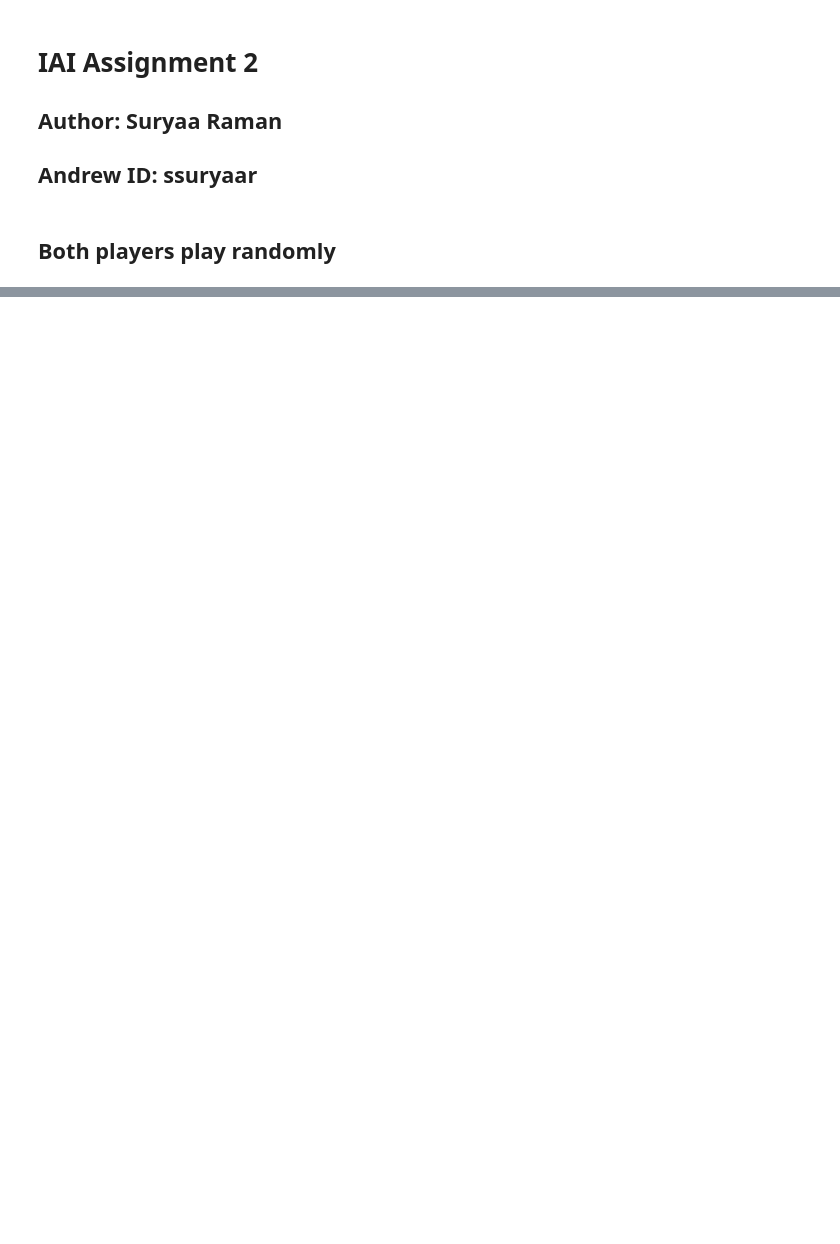
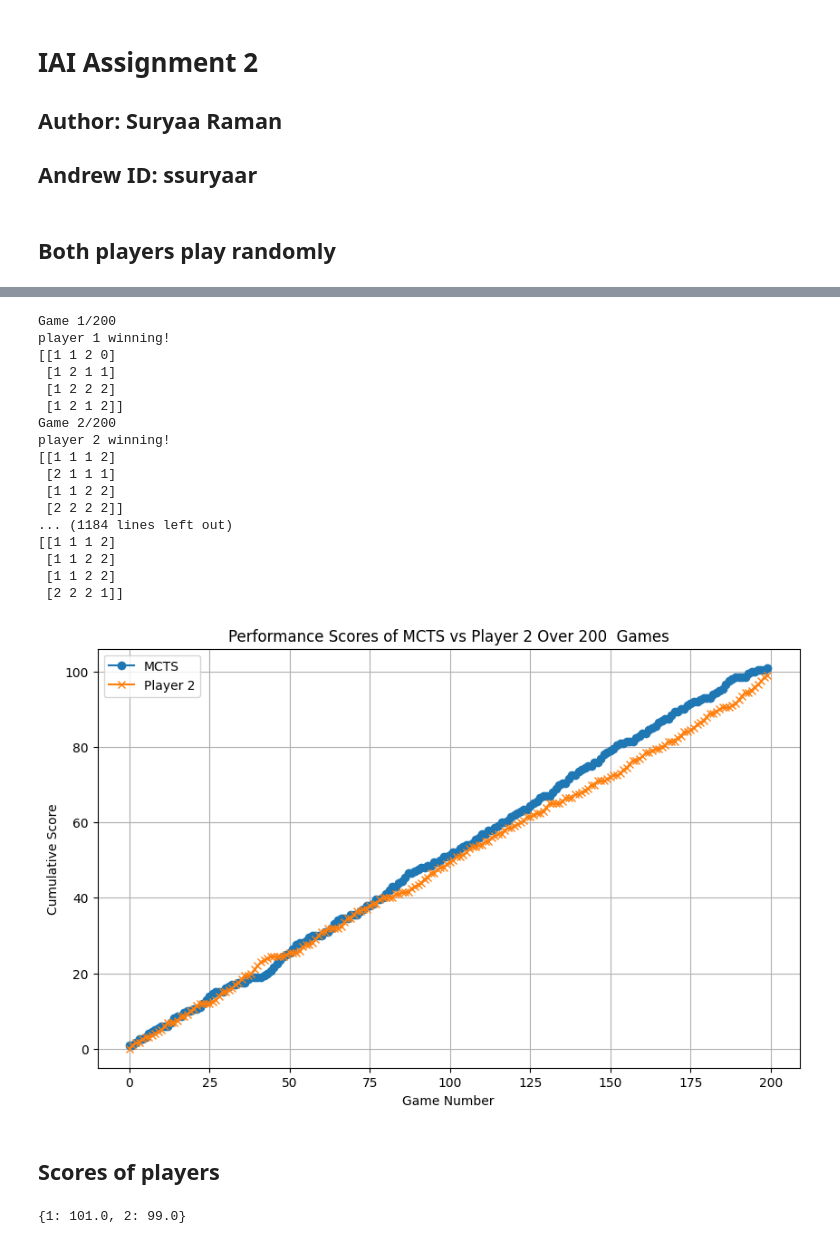
Before and after one commit to saiyanprince10/ai-projects, a Jupyter notebook: IAI_Sp25_HW2_ssuryaar.ipynb, the cells around one changed output, grey strips where cells are left out. Drawn from its saved outputs; the diff is of its cells as text; code cells hidden in the pictures; blank space fills up the shorter version.

```diff
--- a/IAI_Sp25_HW2_ssuryaar.ipynb
+++ b/IAI_Sp25_HW2_ssuryaar.ipynb
@@ -120,11 +97,3 @@ def play_random_game():
 
         # switch between Player 1 and 2
         current_player = 3 - current_player
-# %%
-import matplotlib.pyplot as plt
-
-# Play the game 100 times and keep track of the results
-results = []
-for _ in range(5):
-    print('-' * 50)
-    results.append(play_random_game())
@@ -150,0 +281,54 @@ draw!
+# %%
+# Play the game 200 times and keep track of the results
+n_mcts_games = 200
+mcts_scores = {1:0,2:0}
+cumul_scores_mcts = []
+cumul_scores_p2 = []
+for i in range(n_mcts_games):
+    print('Game {}/{}'.format(i+1,n_mcts_games))
+    result_2 = play_game()
+    if result_2 ==1:
+      mcts_scores[1] += 1
+    elif result_2 == 2:
+      mcts_scores[2] += 1
+    else:
+      mcts_scores[1] += 0.5
+      mcts_scores[2] += 0.5
+    cumul_scores_mcts.append(mcts_scores[1])
+    cumul_scores_p2.append(mcts_scores[2])
+
+# Plot results
+plt.figure(figsize=(10, 6))
+plt.plot(range(n_mcts_games), cumul_scores_mcts, marker='o', label='MCTS')
+plt.plot(range(n_mcts_games), cumul_scores_p2, marker='x', label='Player 2')
+plt.title(f"Performance Scores of MCTS vs Player 2 Over {n_mcts_games}  Games")
+plt.xlabel('Game Number')
+plt.ylabel('Cumulative Score')
+plt.grid(True)
+plt.legend()
+plt.show()
+# %% [output]
+Game 1/200
+player 1 winning!
+[[1 1 2 0]
+ [1 2 1 1]
+ [1 2 2 2]
+ [1 2 1 2]]
+Game 2/200
+player 2 winning!
+[[1 1 1 2]
+ [2 1 1 1]
+ [1 1 2 2]
+ [2 2 2 2]]
+... (1184 lines left out)
+[[1 1 1 2]
+ [1 1 2 2]
+ [1 1 2 2]
+ [2 2 2 1]]
+[figure, added]
+# %% [markdown]
+## Scores of players
+# %%
+mcts_scores
+# %% [output]
+{1: 101.0, 2: 99.0}
```
Also changed, not shown: parts of 12 cells of this notebook.
